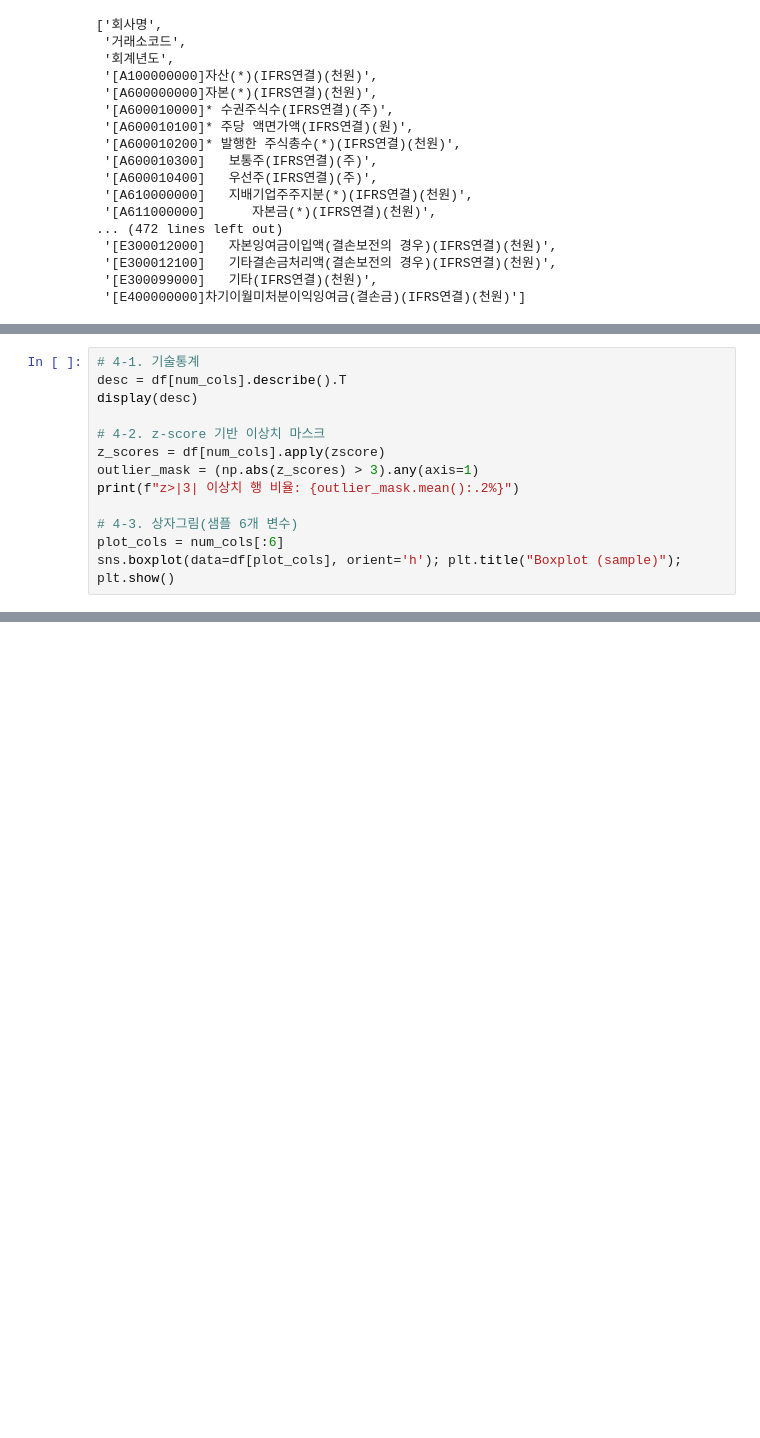
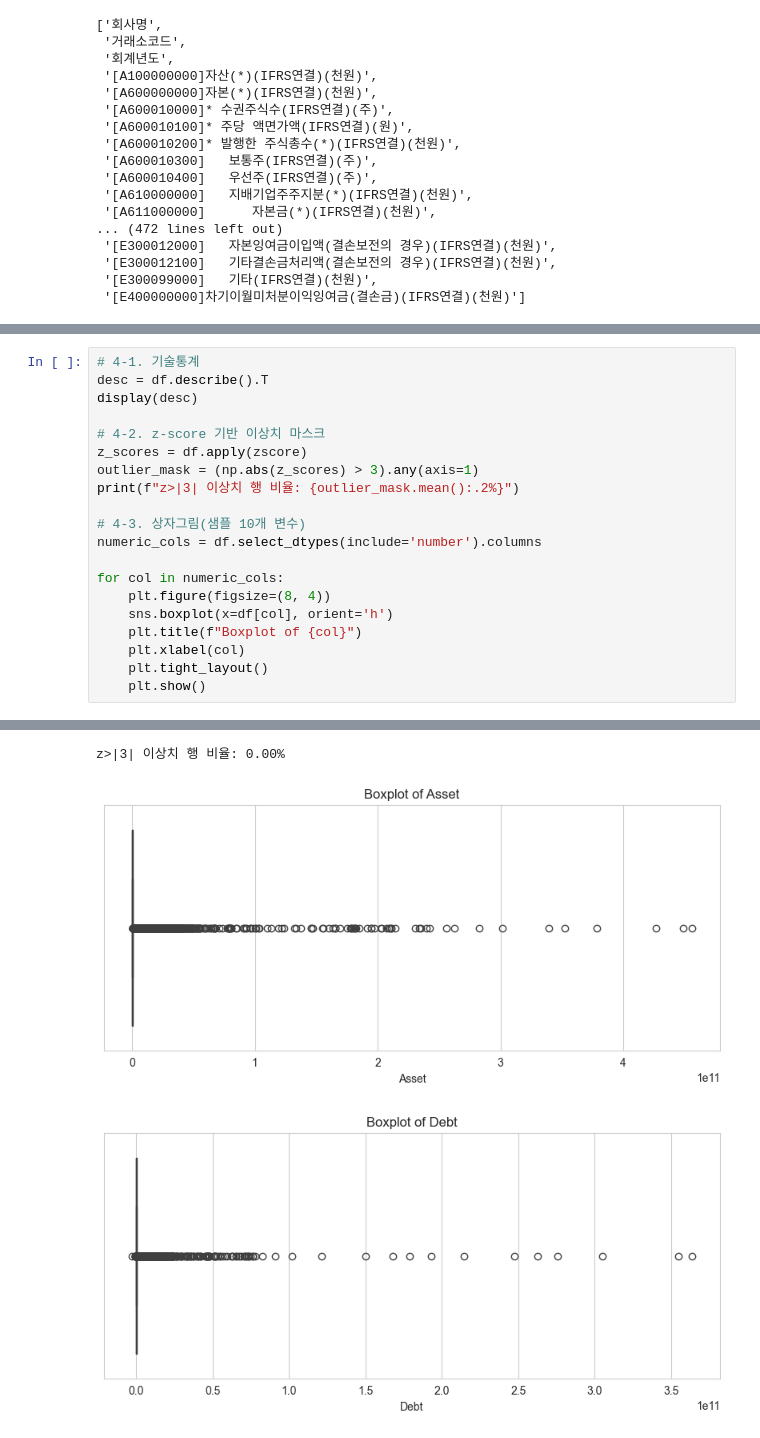
Before and after one commit to Pengi99/P2_Default-invest, a Jupyter notebook: notebooks/jongho.ipynb, the cells around one changed output, grey strips where cells are left out. Drawn from its saved outputs; the diff is of its cells as text; blank space fills up the shorter version.

```diff
--- a/notebooks/jongho.ipynb
+++ b/notebooks/jongho.ipynb
@@ -236,13 +243,21 @@ plt.show()
 # %%
 # 4-1. 기술통계
-desc = df[num_cols].describe().T
+desc = df.describe().T
 display(desc)
 
 # 4-2. z-score 기반 이상치 마스크
-z_scores = df[num_cols].apply(zscore)
+z_scores = df.apply(zscore)
 outlier_mask = (np.abs(z_scores) > 3).any(axis=1)
 print(f"z>|3| 이상치 행 비율: {outlier_mask.mean():.2%}")
 
-# 4-3. 상자그림(샘플 6개 변수)
-plot_cols = num_cols[:6]
-sns.boxplot(data=df[plot_cols], orient='h'); plt.title("Boxplot (sample)"); plt.show()
+# 4-3. 상자그림(샘플 10개 변수)
+numeric_cols = df.select_dtypes(include='number').columns
+
+for col in numeric_cols:
+    plt.figure(figsize=(8, 4))
+    sns.boxplot(x=df[col], orient='h')
+    plt.title(f"Boxplot of {col}")
+    plt.xlabel(col)
+    plt.tight_layout()
+    plt.show()
+# %% [output]
@@ -248,0 +275,3 @@ sns.boxplot(data=df[plot_cols], orient='h'); plt.title("Boxplot (sample)"); plt.
+z>|3| 이상치 행 비율: 0.00%
+[figure, added]
+[figure, added]
```
Also changed, not shown: parts of 23 cells of this notebook, 17 other files.
